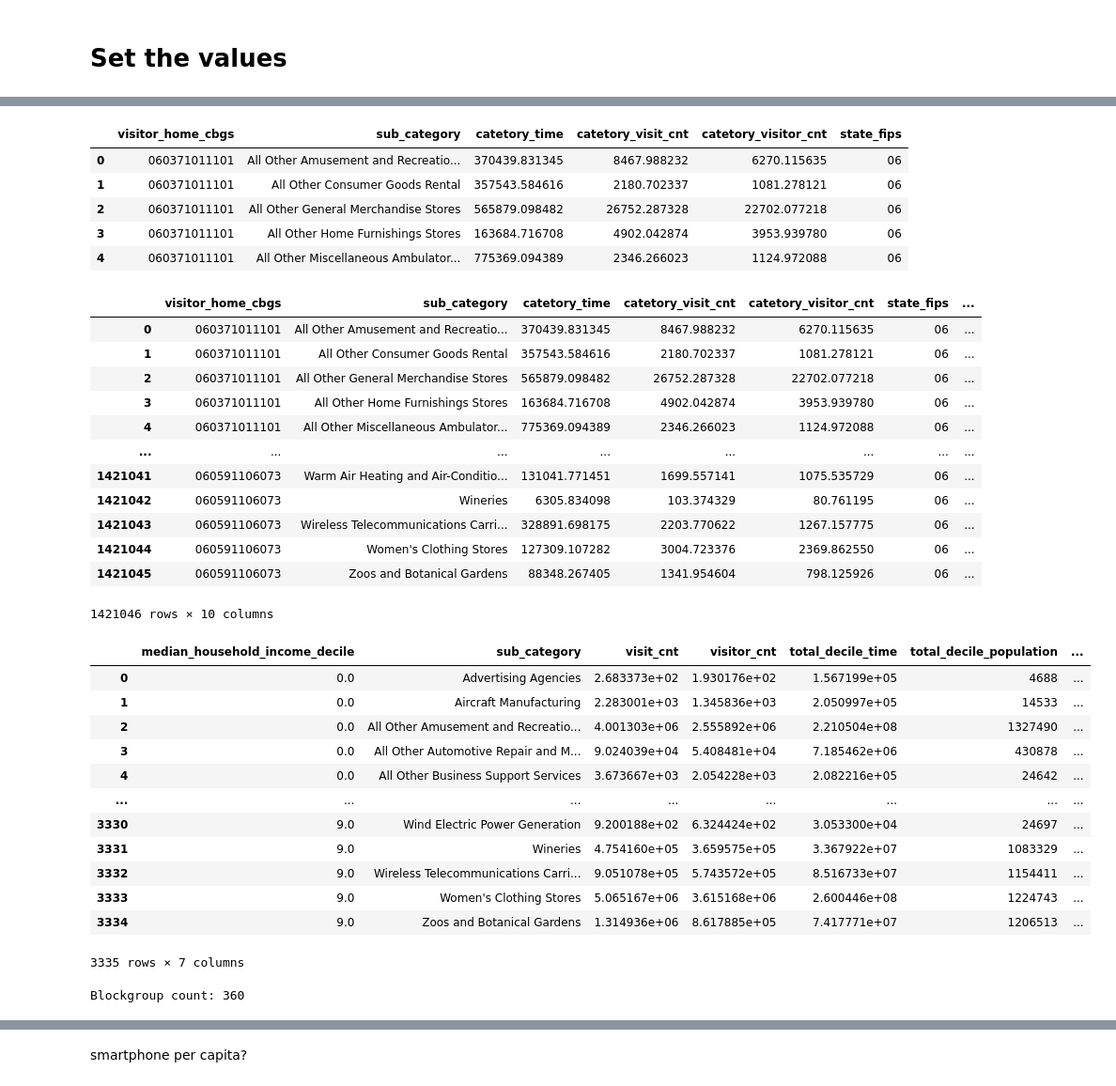
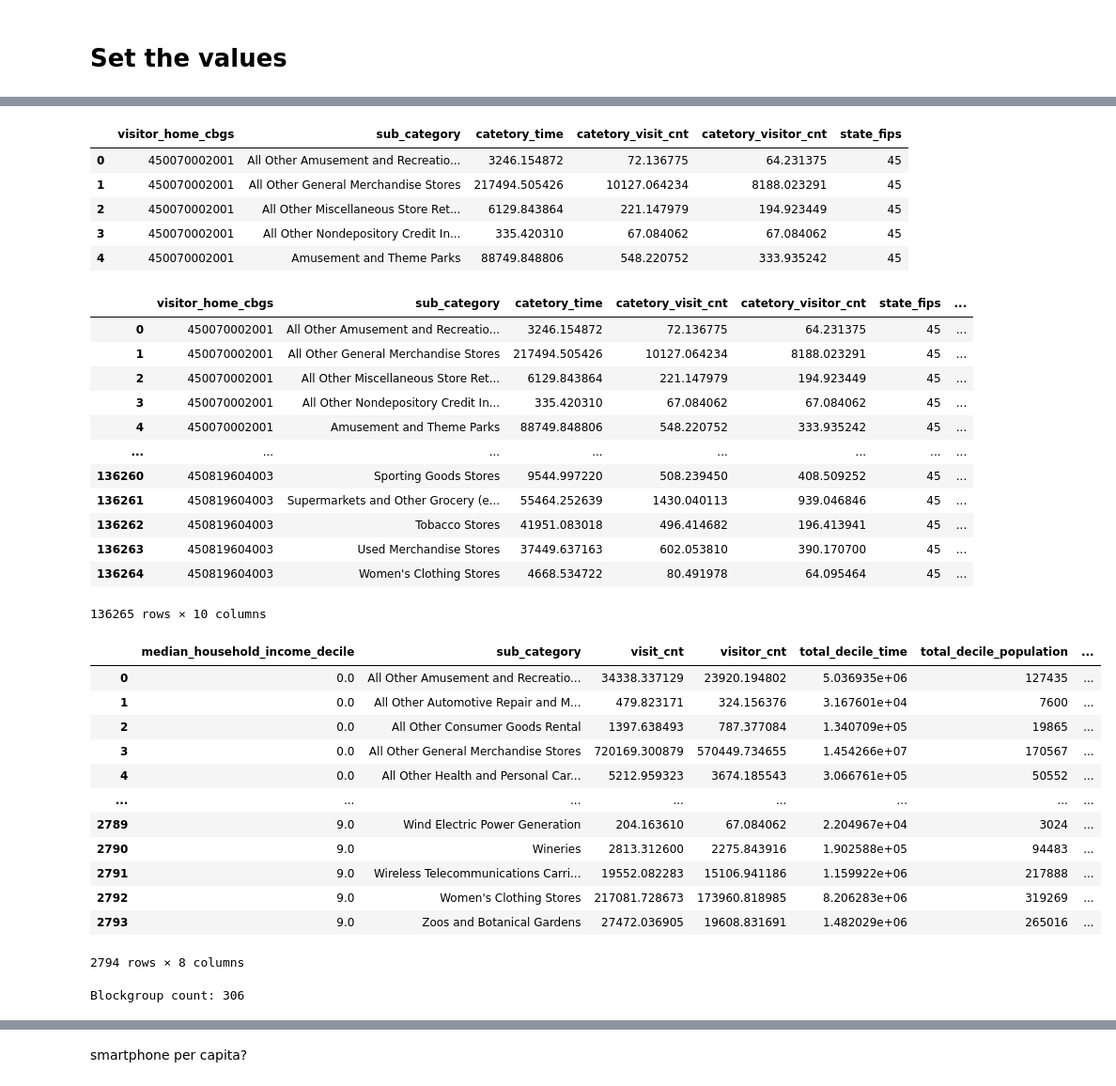
Before and after one commit to gladcolor/time_aggregation, a Jupyter notebook: Time_blockgroups_ZL.ipynb, the cells around one changed output, grey strips where cells are left out. Shown at 94% size. Cells and saved outputs as stored; diff of their text form; code cells hidden in the pictures.

```diff
--- a/Time_blockgroups_ZL.ipynb
+++ b/Time_blockgroups_ZL.ipynb
@@ -86,17 +90,17 @@ array(['Bakersfield, CA', 'Chico, CA', 'Clearlake, CA',
 # assign the POI category level in NAICS (top/sub):
 POI_level = 'sub'
 
-metric = 'visitor_cnt' # select on from: ['time_per_capita', 'visit_cnt', 'visitor_cnt', ]
+metric = 'vivits_per_capita' # select on from: ['time_per_capita', 'visit_cnt', 'visitor_cnt', 'vivits_per_capita']
 # time span
-start_time = '2019-01'
-end_time = '2019-12' #  contain
+start_time = '2020-12'
+end_time = '2021-01' #  contain
 # %%
-# MSA_names = ['Columbia, SC', 'Charleston-North Charleston, SC', 'Greenville-Anderson, SC']
+MSA_names = ['Columbia, SC', 'Charleston-North Charleston, SC', 'Greenville-Anderson, SC']
 # MSA_names = ['Columbia, SC']
 # MSA_names = ['Greenville-Anderson, SC']
 # MSA_names = ['Charleston-North Charleston, SC']
 # MSA_names = ['New York-Newark-Jersey City, NY-NJ-PA']
-MSA_names = ['Los Angeles-Long Beach-Anaheim, CA']
+# MSA_names = ['Los Angeles-Long Beach-Anaheim, CA']
 
 MSA_decile_df['county_code'] = MSA_decile_df['county_code'].astype(str).str.zfill(5)
 MSA_decile_df[MSA_decile_df['CBSA Title'].isin(MSA_names)]['cbg_fips']
@@ -127,12 +132,16 @@ for county_fips in MSA_counties:
             # print(f, len(targe_CSVs))
 
 
+# select the correct CSVs
+target_CSVs = target_CSVs[2:]
+
 print("Date:", start_time, '-',end_time)
 print(f'Found {len(target_CSVs)} files. Start to read them...')
 
 print(f"county_POI_time_df row counts: {len(target_CSVs)}")
 print("The first and the last file:", '\n', target_CSVs[0], '\n', target_CSVs[-1])
 
+
 county_POI_time_df = pd.concat([pd.read_csv(f) for f in target_CSVs])
 
 # county_POI_time_df.sort_values('visitor_home_cbgs')
@@ -169,11 +178,11 @@ county_POI_time_agg_df['state_fips'] = county_POI_time_agg_df['visitor_home_cbgs
 county_POI_time_agg_df.head(5)
 # %% [output]
 |  | visitor_home_cbgs | sub_category | catetory_time | catetory_visit_cnt | catetory_visitor_cnt | state_fips |
-| 0 | 060371011101 | All Other Amusement and Recreatio... | 370439.831345 | 8467.988232 | 6270.115635 | 06 |
-| 1 | 060371011101 | All Other Consumer Goods Rental | 357543.584616 | 2180.702337 | 1081.278121 | 06 |
-| 2 | 060371011101 | All Other General Merchandise Stores | 565879.098482 | 26752.287328 | 22702.077218 | 06 |
-| 3 | 060371011101 | All Other Home Furnishings Stores | 163684.716708 | 4902.042874 | 3953.939780 | 06 |
-| 4 | 060371011101 | All Other Miscellaneous Ambulator... | 775369.094389 | 2346.266023 | 1124.972088 | 06 |
+| 0 | 450070002001 | All Other Amusement and Recreatio... | 3246.154872 | 72.136775 | 64.231375 | 45 |
+| 1 | 450070002001 | All Other General Merchandise Stores | 217494.505426 | 10127.064234 | 8188.023291 | 45 |
+| 2 | 450070002001 | All Other Miscellaneous Store Ret... | 6129.843864 | 221.147979 | 194.923449 | 45 |
+| 3 | 450070002001 | All Other Nondepository Credit In... | 335.420310 | 67.084062 | 67.084062 | 45 |
+| 4 | 450070002001 | Amusement and Theme Parks | 88749.848806 | 548.220752 | 333.935242 | 45 |
 # %%
 # add MSA infor
 county_POI_time_ACS_df = county_POI_time_agg_df.merge(MSA_decile_df[['cbg_fips', 'median_household_income', 'median_household_income_decile', 'cbg_total_population']], left_on='visitor_home_cbgs', right_on='cbg_fips')
@@ -181,45 +190,47 @@ county_POI_time_ACS_df = county_POI_time_agg_df.merge(MSA_decile_df[['cbg_fips',
 county_POI_time_ACS_df
 # %% [output]
 |  | visitor_home_cbgs | sub_category | catetory_time | catetory_visit_cnt | catetory_visitor_cnt | state_fips | ... |
-| 0 | 060371011101 | All Other Amusement and Recreatio... | 370439.831345 | 8467.988232 | 6270.115635 | 06 | ... |
-| 1 | 060371011101 | All Other Consumer Goods Rental | 357543.584616 | 2180.702337 | 1081.278121 | 06 | ... |
-| 2 | 060371011101 | All Other General Merchandise Stores | 565879.098482 | 26752.287328 | 22702.077218 | 06 | ... |
-| 3 | 060371011101 | All Other Home Furnishings Stores | 163684.716708 | 4902.042874 | 3953.939780 | 06 | ... |
-| 4 | 060371011101 | All Other Miscellaneous Ambulator... | 775369.094389 | 2346.266023 | 1124.972088 | 06 | ... |
+| 0 | 450070002001 | All Other Amusement and Recreatio... | 3246.154872 | 72.136775 | 64.231375 | 45 | ... |
+| 1 | 450070002001 | All Other General Merchandise Stores | 217494.505426 | 10127.064234 | 8188.023291 | 45 | ... |
+| 2 | 450070002001 | All Other Miscellaneous Store Ret... | 6129.843864 | 221.147979 | 194.923449 | 45 | ... |
+| 3 | 450070002001 | All Other Nondepository Credit In... | 335.420310 | 67.084062 | 67.084062 | 45 | ... |
+| 4 | 450070002001 | Amusement and Theme Parks | 88749.848806 | 548.220752 | 333.935242 | 45 | ... |
 | ... | ... | ... | ... | ... | ... | ... | ... |
-| 1421041 | 060591106073 | Warm Air Heating and Air-Conditio... | 131041.771451 | 1699.557141 | 1075.535729 | 06 | ... |
-| 1421042 | 060591106073 | Wineries | 6305.834098 | 103.374329 | 80.761195 | 06 | ... |
-| 1421043 | 060591106073 | Wireless Telecommunications Carri... | 328891.698175 | 2203.770622 | 1267.157775 | 06 | ... |
-| 1421044 | 060591106073 | Women's Clothing Stores | 127309.107282 | 3004.723376 | 2369.862550 | 06 | ... |
-| 1421045 | 060591106073 | Zoos and Botanical Gardens | 88348.267405 | 1341.954604 | 798.125926 | 06 | ... |
+| 136260 | 450819604003 | Sporting Goods Stores | 9544.997220 | 508.239450 | 408.509252 | 45 | ... |
+| 136261 | 450819604003 | Supermarkets and Other Grocery (e... | 55464.252639 | 1430.040113 | 939.046846 | 45 | ... |
+| 136262 | 450819604003 | Tobacco Stores | 41951.083018 | 496.414682 | 196.413941 | 45 | ... |
+| 136263 | 450819604003 | Used Merchandise Stores | 37449.637163 | 602.053810 | 390.170700 | 45 | ... |
+| 136264 | 450819604003 | Women's Clothing Stores | 4668.534722 | 80.491978 | 64.095464 | 45 | ... |
-1421046 rows × 10 columns
+136265 rows × 10 columns
 # %%
 county_POI_time_ACS_MSA_df = county_POI_time_ACS_df.groupby([ 'median_household_income_decile', f'{POI_level}_category'], as_index=False).agg(
     visit_cnt = (f'catetory_visit_cnt', 'sum'),
     visitor_cnt = ('catetory_visitor_cnt', 'sum'),
     total_decile_time = ('catetory_time', 'sum'),
     total_decile_population = ('cbg_total_population', 'sum'),
     )
 
 county_POI_time_ACS_MSA_df['time_per_capita'] = county_POI_time_ACS_MSA_df['total_decile_time'] / county_POI_time_ACS_MSA_df['total_decile_population']
+county_POI_time_ACS_MSA_df['vivits_per_capita'] = county_POI_time_ACS_MSA_df['visit_cnt'] / county_POI_time_ACS_MSA_df['total_decile_population']
+
 county_POI_time_ACS_MSA_df
 # %% [output]
 |  | median_household_income_decile | sub_category | visit_cnt | visitor_cnt | total_decile_time | total_decile_population | ... |
-| 0 | 0.0 | Advertising Agencies | 2.683373e+02 | 1.930176e+02 | 1.567199e+05 | 4688 | ... |
-| 1 | 0.0 | Aircraft Manufacturing | 2.283001e+03 | 1.345836e+03 | 2.050997e+05 | 14533 | ... |
-| 2 | 0.0 | All Other Amusement and Recreatio... | 4.001303e+06 | 2.555892e+06 | 2.210504e+08 | 1327490 | ... |
-| 3 | 0.0 | All Other Automotive Repair and M... | 9.024039e+04 | 5.408481e+04 | 7.185462e+06 | 430878 | ... |
-| 4 | 0.0 | All Other Business Support Services | 3.673667e+03 | 2.054228e+03 | 2.082216e+05 | 24642 | ... |
+| 0 | 0.0 | All Other Amusement and Recreatio... | 34338.337129 | 23920.194802 | 5.036935e+06 | 127435 | ... |
+| 1 | 0.0 | All Other Automotive Repair and M... | 479.823171 | 324.156376 | 3.167601e+04 | 7600 | ... |
+| 2 | 0.0 | All Other Consumer Goods Rental | 1397.638493 | 787.377084 | 1.340709e+05 | 19865 | ... |
+| 3 | 0.0 | All Other General Merchandise Stores | 720169.300879 | 570449.734655 | 1.454266e+07 | 170567 | ... |
+| 4 | 0.0 | All Other Health and Personal Car... | 5212.959323 | 3674.185543 | 3.066761e+05 | 50552 | ... |
 | ... | ... | ... | ... | ... | ... | ... | ... |
-| 3330 | 9.0 | Wind Electric Power Generation | 9.200188e+02 | 6.324424e+02 | 3.053300e+04 | 24697 | ... |
-| 3331 | 9.0 | Wineries | 4.754160e+05 | 3.659575e+05 | 3.367922e+07 | 1083329 | ... |
-| 3332 | 9.0 | Wireless Telecommunications Carri... | 9.051078e+05 | 5.743572e+05 | 8.516733e+07 | 1154411 | ... |
-| 3333 | 9.0 | Women's Clothing Stores | 5.065167e+06 | 3.615168e+06 | 2.600446e+08 | 1224743 | ... |
-| 3334 | 9.0 | Zoos and Botanical Gardens | 1.314936e+06 | 8.617885e+05 | 7.417771e+07 | 1206513 | ... |
+| 2789 | 9.0 | Wind Electric Power Generation | 204.163610 | 67.084062 | 2.204967e+04 | 3024 | ... |
+| 2790 | 9.0 | Wineries | 2813.312600 | 2275.843916 | 1.902588e+05 | 94483 | ... |
+| 2791 | 9.0 | Wireless Telecommunications Carri... | 19552.082283 | 15106.941186 | 1.159922e+06 | 217888 | ... |
+| 2792 | 9.0 | Women's Clothing Stores | 217081.728673 | 173960.818985 | 8.206283e+06 | 319269 | ... |
+| 2793 | 9.0 | Zoos and Botanical Gardens | 27472.036905 | 19608.831691 | 1.482029e+06 | 265016 | ... |
-3335 rows × 7 columns
+2794 rows × 8 columns
 # %%
 print("Blockgroup count:", len(county_POI_time_ACS_MSA_df[f'{POI_level}_category'].unique()))
 # %% [output]
-Blockgroup count: 360
+Blockgroup count: 306
 # %%
 # find the top-k visit count:
```
Also changed, not shown: parts of 6 cells of this notebook.
